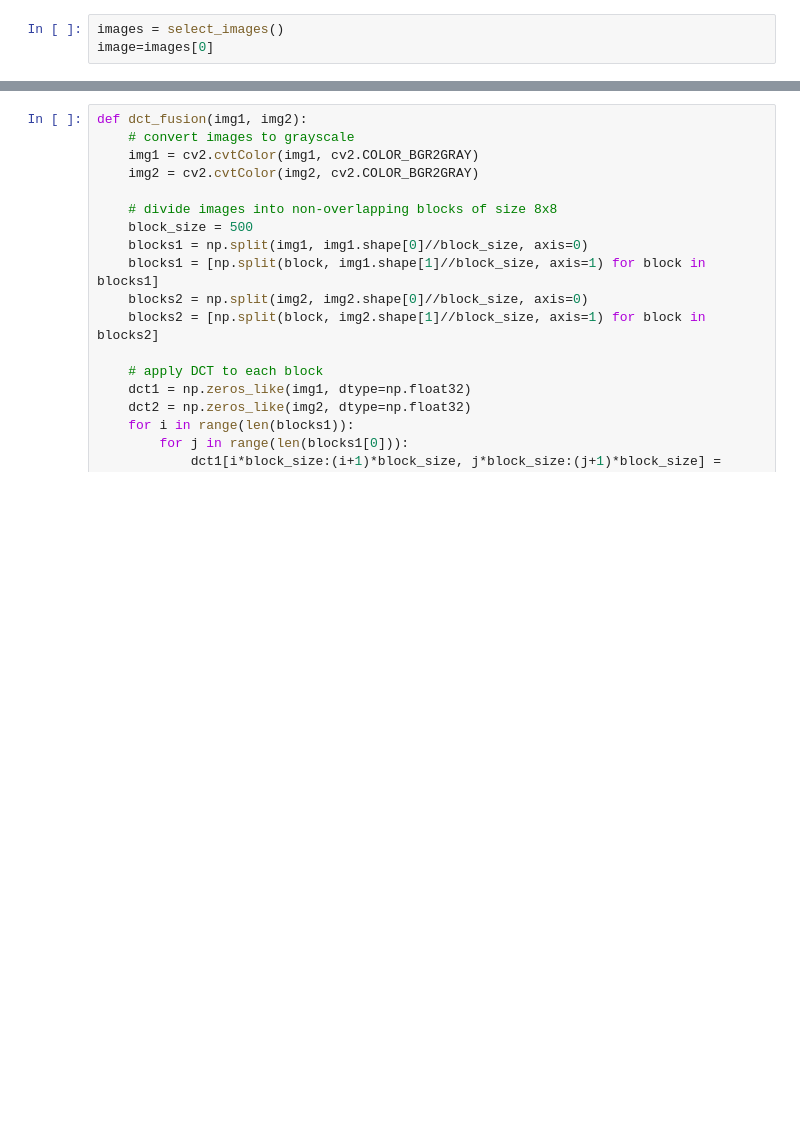
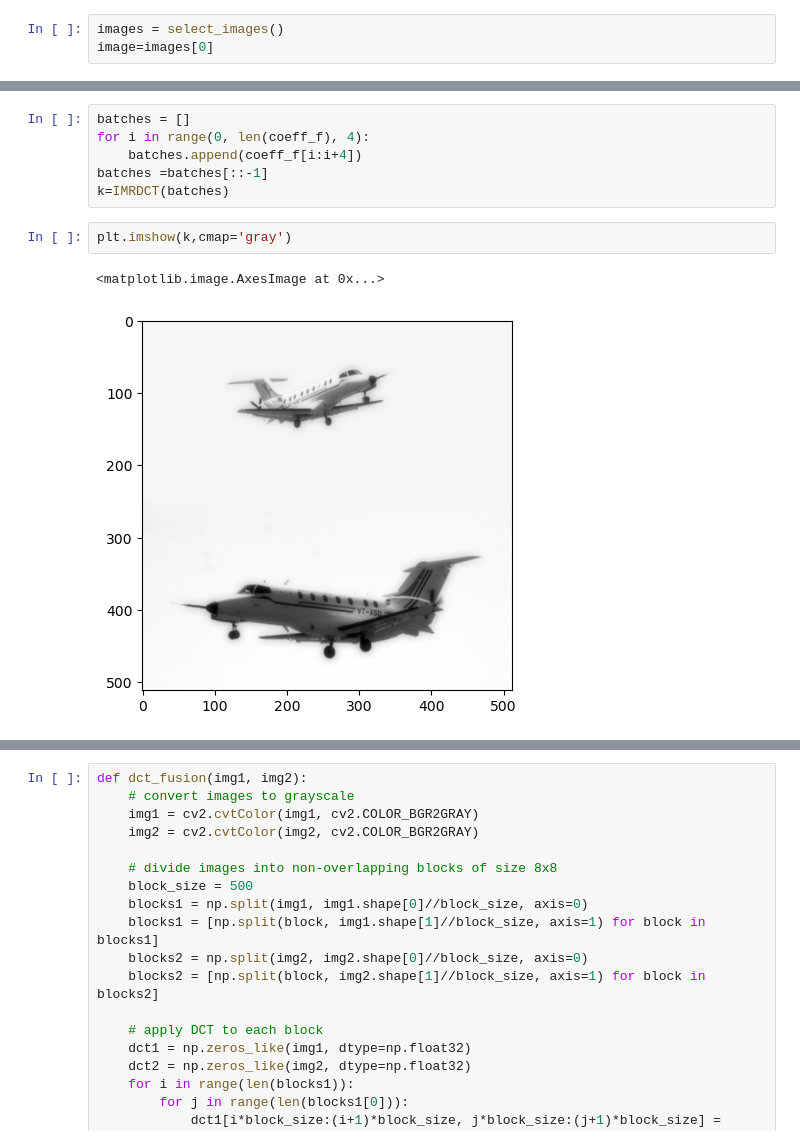
Before and after one commit to deamon312/image-processing, a Jupyter notebook: Project 1/Code/DCT Image Fusion Techniques.ipynb, the cells around one changed output, grey strips where cells are left out. Saved outputs shown, nothing was run; the diff lists cells and outputs as text; blank space fills up the shorter version.

```diff
--- a/Project 1/Code/DCT Image Fusion Techniques.ipynb
+++ b/Project 1/Code/DCT Image Fusion Techniques.ipynb
@@ -140 +213,12 @@ fusion(image,image,level=3,by='min')
+# %%
+batches = []
+for i in range(0, len(coeff_f), 4):
+    batches.append(coeff_f[i:i+4])
+batches =batches[::-1]
+k=IMRDCT(batches)
+# %%
+plt.imshow(k,cmap='gray')
+# %% [output]
+<matplotlib.image.AxesImage at 0x...>
+[figure, added]
 # %%
```
Also changed, not shown: parts of 13 cells of this notebook.
